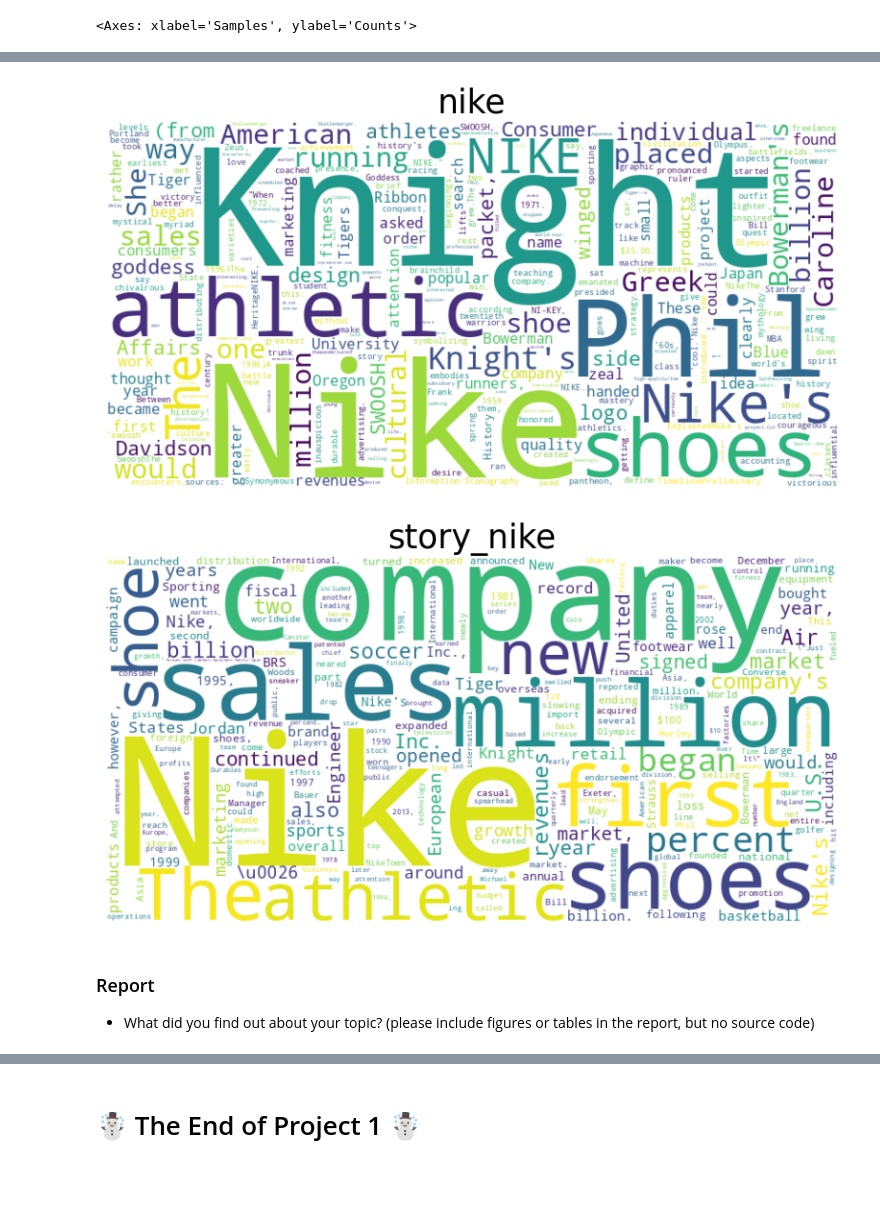
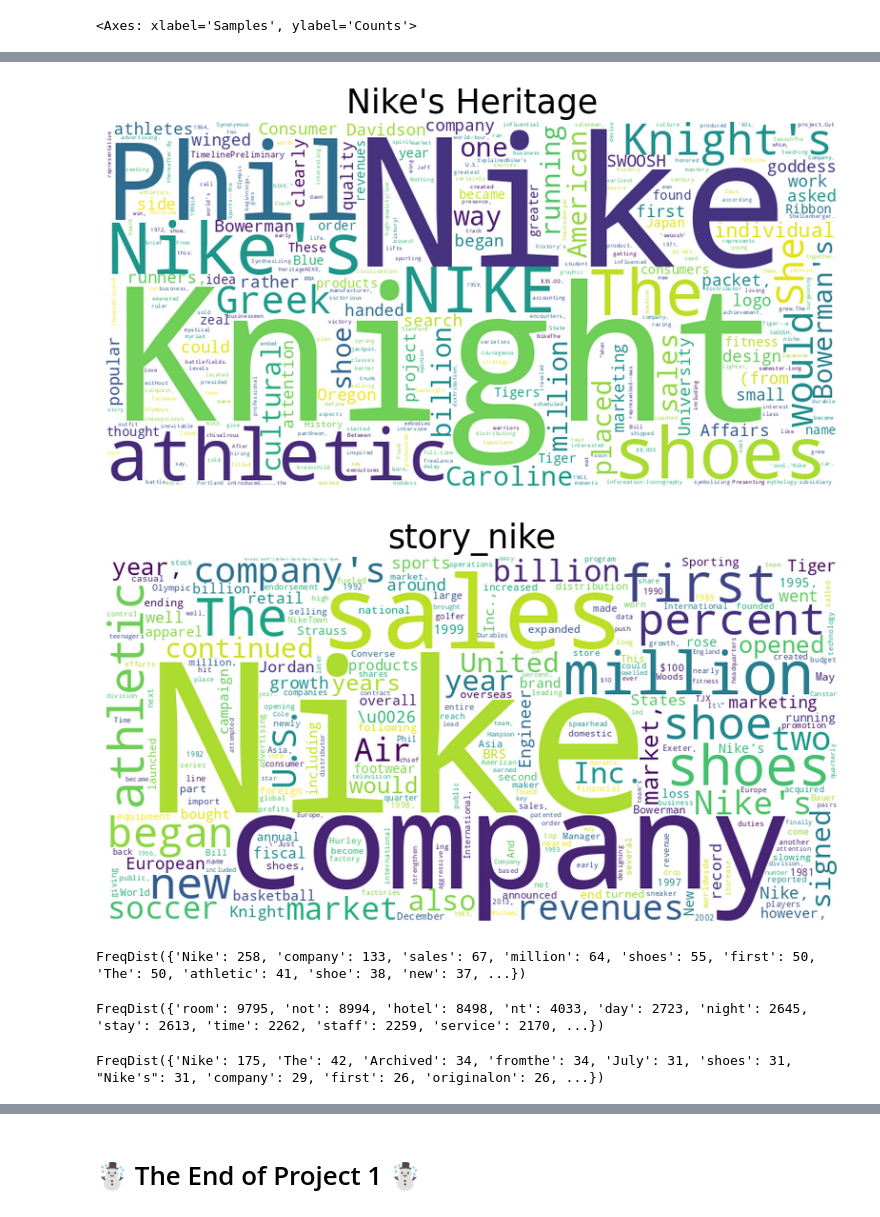
Before and after one commit to Ratchadakorn26/Data-Warehouse-and-Big-Data-Analytics-66, a Jupyter notebook: Project1_66.ipynb, the cells around one changed output, grey strips where cells are left out. Cells and saved outputs as stored; diff of their text form; code cells hidden in the pictures; blank space fills up the shorter version.

```diff
--- a/Project1_66.ipynb
+++ b/Project1_66.ipynb
@@ -433,18 +443,6 @@ freq_NG = nltk.FreqDist(N_NG_tokens)
 print(" ")
 freq_NG.plot(20, cumulative=False)
 print(" ")
-
-#-----------------------------------------------------------------------------
-def generate_word_cloud(freq_dist, title):
-    wordcloud = WordCloud(width=800, height=400, background_color='white',max_words=300).generate_from_frequencies(freq_dist)
-    plt.figure(figsize=(10, 5))
-    plt.imshow(wordcloud, interpolation='bilinear')
-    plt.title(title,fontsize=25)
-    plt.axis('off')
-    plt.show()
-generate_word_cloud(freq_P, 'Positive Sentiment Word Cloud')
-generate_word_cloud(freq_NR, 'Negative Sentiment Word Cloud')
-generate_word_cloud(freq_NG, 'Neutral Sentiment Word Cloud')
 # %% [output]
 [figure]
 [figure]
@@ -470,0 +461,12 @@ generate_word_cloud(freq_NG, 'Neutral Sentiment Word Cloud')
+# %%
+# create some data visualization for the analysis and your presentation
+def generate_word_cloud(freq_dist, title):
+    wordcloud = WordCloud(width=800, height=400, background_color='white',max_words=300).generate_from_frequencies(freq_dist)
+    plt.figure(figsize=(10, 5))
+    plt.imshow(wordcloud, interpolation='hamming')
+    plt.title(title,fontsize=25)
+    plt.axis('off')
+    plt.show()
+generate_word_cloud(freq_P, 'Positive Sentiment ')
+generate_word_cloud(freq_NR, 'Negative Sentiment')
+generate_word_cloud(freq_NG, 'Neural Sentiment')
@@ -528,8 +586,3 @@ from nltk.corpus import stopwords
 S_wiki = stopwords.words('english')
 S_hk = stopwords.words('english')
 S_his = stopwords.words('english')
-print(len(S_wiki))
-S_wiki .extend(['many', 'anyone','.hlist'])
-S_hk.extend(['many', 'anyone','.hlist'])
-S_his.extend(['Colonel','Sanders','many', 'anyone','.hlist'])
-print((len(S_wiki)))
@@ -542,7 +592,6 @@ clean_tokens_wiki = tokens_wiki[:]
 for token in tokens_wiki:
     if token in S_wiki:
         clean_tokens_wiki.remove(token)
-        clean_tokens_wiki
 # %%
 clean_tokens_hk = tokens_hk[:]
 # remove stop words
@@ -606,11 +657,11 @@ for w in clean_tokensandlessthan2_his:
 def generate_word_cloud(freq_dist, title):
     wordcloud = WordCloud(width=800, height=400, background_color='white',max_words=300).generate_from_frequencies(freq_dist)
     plt.figure(figsize=(10, 5))
-    plt.imshow(wordcloud, interpolation='bilinear')
+    plt.imshow(wordcloud, interpolation='spline36')
     plt.title(title,fontsize=25)
     plt.axis('off')
     plt.show()
-generate_word_cloud(freq_wiki, 'history_nike')
-generate_word_cloud(freq_hk, 'nike')
+generate_word_cloud(freq_wiki, 'history_nike from Wikipedia')
+generate_word_cloud(freq_hk, "Nike's Heritage")
 generate_word_cloud(freq_his, 'story_nike')
 # %% [output]
@@ -618,2 +669,2 @@ generate_word_cloud(freq_his, 'story_nike')
-[figure, old version]
+[figure, new version]
-[figure, old version]
+[figure, new version]
@@ -626,3 +671,12 @@ generate_word_cloud(freq_his, 'story_nike')
-# %% [markdown]
-### Report
-* What did you find out about your topic? (please include figures or tables in the report, but no source code)
+# %%
+freq_his
+# %% [output]
+FreqDist({'Nike': 258, 'company': 133, 'sales': 67, 'million': 64, 'shoes': 55, 'first': 50, 'The': 50, 'athletic': 41, 'shoe': 38, 'new': 37, ...})
+# %%
+freq_P
+# %% [output]
+FreqDist({'room': 9795, 'not': 8994, 'hotel': 8498, 'nt': 4033, 'day': 2723, 'night': 2645, 'stay': 2613, 'time': 2262, 'staff': 2259, 'service': 2170, ...})
+# %%
+freq_wiki
+# %% [output]
+FreqDist({'Nike': 175, 'The': 42, 'Archived': 34, 'fromthe': 34, 'July': 31, 'shoes': 31, "Nike's": 31, 'company': 29, 'first': 26, 'originalon': 26, ...})
```
Also changed, not shown: parts of 24 cells of this notebook.
